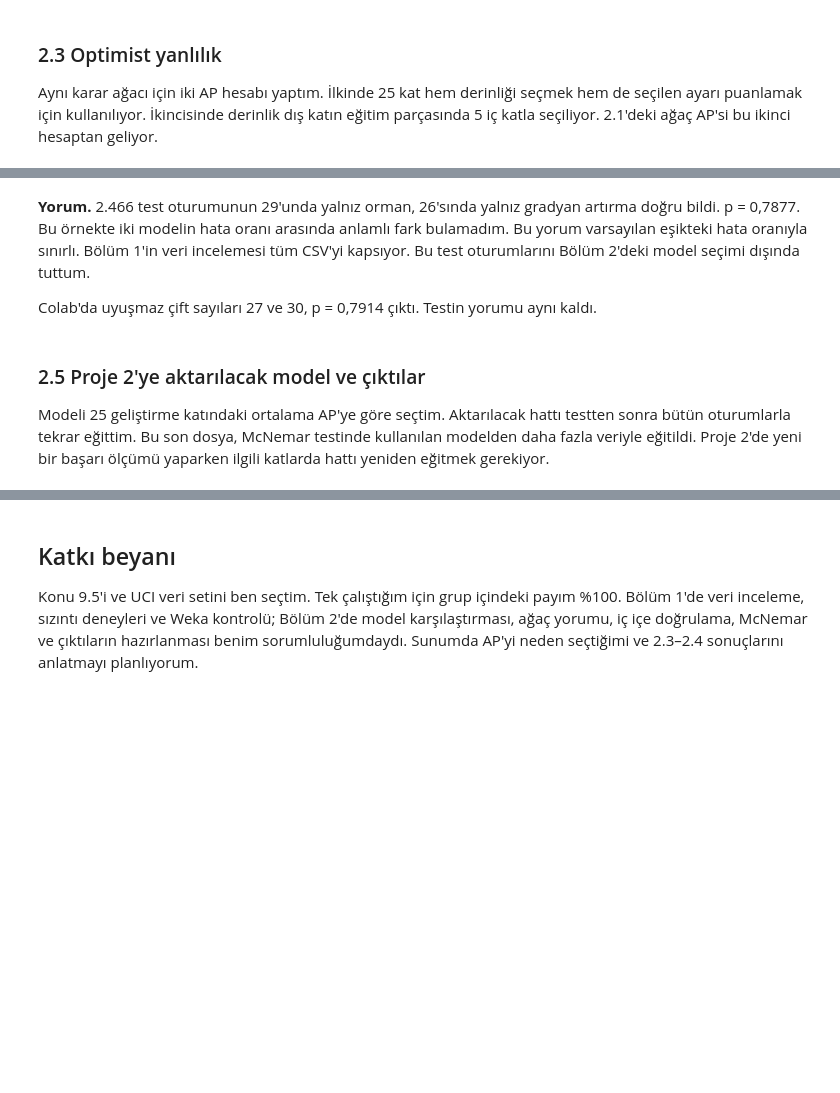
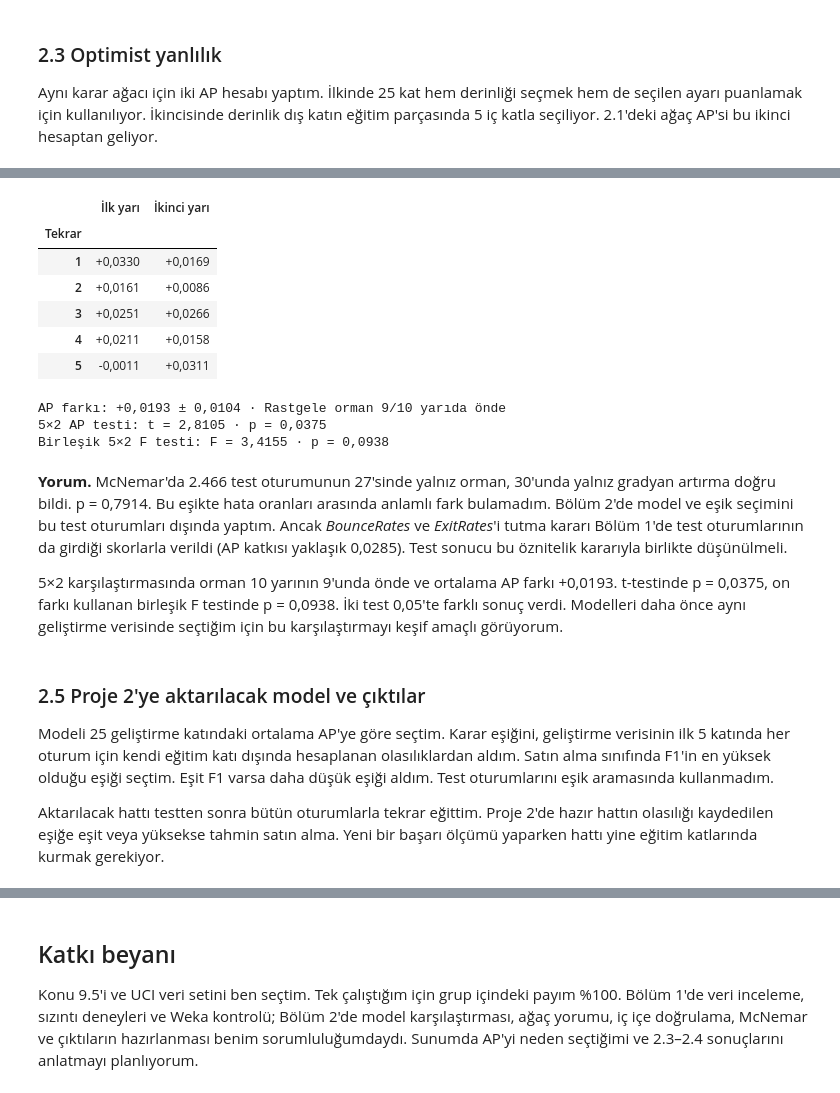
Before and after one commit to EmircanDemirTR/bil545-online-alisveris, a Jupyter notebook: proje1/BIL545_Proje1_EmircanDemir.ipynb, the cells around one changed output, grey strips where cells are left out. Saved outputs shown, nothing was run; the diff lists cells and outputs as text; code cells hidden in the pictures; blank space fills up the shorter version.

```diff
--- a/proje1/BIL545_Proje1_EmircanDemir.ipynb
+++ b/proje1/BIL545_Proje1_EmircanDemir.ipynb
@@ -978,10 +1030,55 @@ Uyuşmaz çiftler: 29 ve 26 · p = 0,7877
+# %%
+from scipy.stats import f as fisher_f
+from scipy.stats import t as student_t
+
+cv_5x2 = RepeatedStratifiedKFold(n_splits=2, n_repeats=5, random_state=SEED)
+splits_5x2 = list(cv_5x2.split(X_dev, y_dev))
+with threadpoolctl.threadpool_limits(limits=2):
+    ap_5x2 = {
+        name: cross_validate(
+            models[name], X_dev, y_dev, cv=splits_5x2, scoring="average_precision",
+            error_score="raise",
+        )["test_score"]
+        for name in (first, second)
+    }
+
+diff = (ap_5x2[first] - ap_5x2[second]).reshape(5, 2)
+display(pd.DataFrame(diff, index=range(1, 6), columns=["İlk yarı", "İkinci yarı"])
+        .rename_axis("Tekrar").style.format("{:+.4f}", decimal=","))
+# Dietterich: Payda beş çiftin varyansından, pay ilk tekrarın ilk farkından.
+variance_sum = np.square(diff - diff.mean(axis=1, keepdims=True)).sum()
+std_diff = np.sqrt(variance_sum / 5)
+print(f"AP farkı: {diff.mean():+.4f} ± {diff.std(ddof=1):.4f} · {first} {np.count_nonzero(diff > 0)}/10 yarıda önde"
+      .replace(".", ","))
+if std_diff > 0:
+    t_5x2 = diff[0, 0] / std_diff
+    p_5x2 = 2 * student_t.sf(abs(t_5x2), df=5)
+    print(f"5×2 AP testi: t = {t_5x2:.4f} · p = {p_5x2:.4f}".replace(".", ","))
+    f_5x2 = np.square(diff).sum() / (2 * variance_sum)
+    p_f = fisher_f.sf(f_5x2, dfn=10, dfd=5)
+    print(f"Birleşik 5×2 F testi: F = {f_5x2:.4f} · p = {p_f:.4f}".replace(".", ","))
+else:
+    print("5×2 AP testi: çift içi varyans sıfır, test istatistiği hesaplanamadı.")
+# %% [output]
+|  | İlk yarı | İkinci yarı |
+| Tekrar |  |  |
+| 1 | +0,0330 | +0,0169 |
+| 2 | +0,0161 | +0,0086 |
+| 3 | +0,0251 | +0,0266 |
+| 4 | +0,0211 | +0,0158 |
+| 5 | -0,0011 | +0,0311 |
+AP farkı: +0,0193 ± 0,0104 · Rastgele orman 9/10 yarıda önde
+5×2 AP testi: t = 2,8105 · p = 0,0375
+Birleşik 5×2 F testi: F = 3,4155 · p = 0,0938
 # %% [markdown]
-**Yorum.** 2.466 test oturumunun 29'unda yalnız orman, 26'sında yalnız gradyan artırma doğru bildi. p = 0,7877. Bu örnekte iki modelin hata oranı arasında anlamlı fark bulamadım. Bu yorum varsayılan eşikteki hata oranıyla sınırlı. Bölüm 1'in veri incelemesi tüm CSV'yi kapsıyor. Bu test oturumlarını Bölüm 2'deki model seçimi dışında tuttum.
+**Yorum.** McNemar'da 2.466 test oturumunun 27'sinde yalnız orman, 30'unda yalnız gradyan artırma doğru bildi. p = 0,7914. Bu eşikte hata oranları arasında anlamlı fark bulamadım. Bölüm 2'de model ve eşik seçimini bu test oturumları dışında yaptım. Ancak *BounceRates* ve *ExitRates*'i tutma kararı Bölüm 1'de test oturumlarının da girdiği skorlarla verildi (AP katkısı yaklaşık 0,0285). Test sonucu bu öznitelik kararıyla birlikte düşünülmeli.
 
-Colab'da uyuşmaz çift sayıları 27 ve 30, p = 0,7914 çıktı. Testin yorumu aynı kaldı.
+5×2 karşılaştırmasında orman 10 yarının 9'unda önde ve ortalama AP farkı +0,0193. t-testinde p = 0,0375, on farkı kullanan birleşik F testinde p = 0,0938. İki test 0,05'te farklı sonuç verdi. Modelleri daha önce aynı geliştirme verisinde seçtiğim için bu karşılaştırmayı keşif amaçlı görüyorum.
 # %% [markdown]
 ### 2.5 Proje 2'ye aktarılacak model ve çıktılar
 
-Modeli 25 geliştirme katındaki ortalama AP'ye göre seçtim. Aktarılacak hattı testten sonra bütün oturumlarla tekrar eğittim. Bu son dosya, McNemar testinde kullanılan modelden daha fazla veriyle eğitildi. Proje 2'de yeni bir başarı ölçümü yaparken ilgili katlarda hattı yeniden eğitmek gerekiyor.
+Modeli 25 geliştirme katındaki ortalama AP'ye göre seçtim. Karar eşiğini, geliştirme verisinin ilk 5 katında her oturum için kendi eğitim katı dışında hesaplanan olasılıklardan aldım. Satın alma sınıfında F1'in en yüksek olduğu eşiği seçtim. Eşit F1 varsa daha düşük eşiği aldım. Test oturumlarını eşik aramasında kullanmadım.
+
+Aktarılacak hattı testten sonra bütün oturumlarla tekrar eğittim. Proje 2'de hazır hattın olasılığı kaydedilen eşiğe eşit veya yüksekse tahmin satın alma. Yeni bir başarı ölçümü yaparken hattı yine eğitim katlarında kurmak gerekiyor.
 # %%
 import json
```
Also changed, not shown: parts of 15 cells of this notebook, 1 other file.
